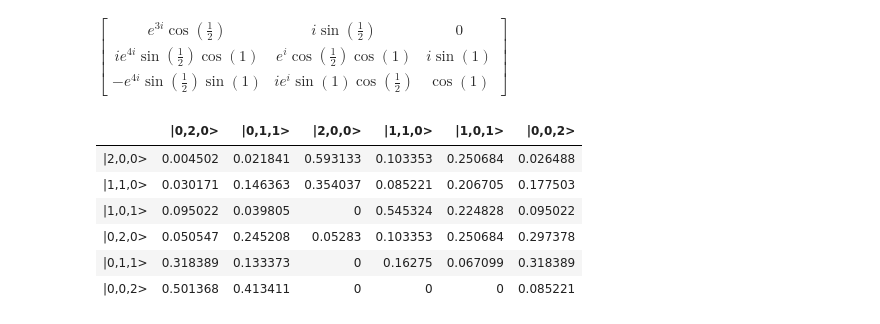
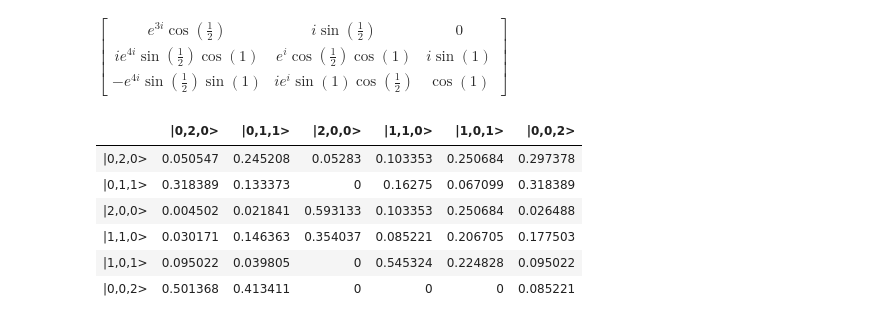
Before and after one commit to MelonLord8/PercevalTraining, a Jupyter notebook: test2.ipynb, the cells around one changed output. Cells and saved outputs as stored; diff of their text form; code cells hidden in the pictures.

```diff
--- a/test2.ipynb
+++ b/test2.ipynb
@@ -4,20 +4,20 @@ from perceval import BS, PS
 # %%
 from itertools import combinations_with_replacement
 c = pcvl.Circuit(3)
 c.add(0, BS(1,3))
 c.add(1, BS(2,1))
-a1 = pcvl.algorithm.Analyzer(pcvl.Processor('SLOS',c),[pcvl.BasicState([ state.count(i) for i in range(3)])
-           for state in combinations_with_replacement(range(3), 2)], '*')
+states = [[0,2,0], [0,1,1], [2,0,0], [1,1,0], [1,0,1],[0,0,2]]
+a1 = pcvl.algorithm.Analyzer(pcvl.Processor('SLOS',c),[pcvl.BasicState(i) for i in states], '*')
 pcvl.pdisplay(c.U)
 pcvl.pdisplay(a1)
 # %% [output]
 $\displaystyle \left[\begin{matrix}e^{3 i} \cos{\left(\frac{1}{2} \right)} & i \sin{\left(\frac{1}{2} \right)} & 0\\i e^{4 i} \sin{\left(\frac{1}{2} \right)} \cos{\left(1 \right)} & e^{i} \cos{\left(\frac{1}{2} \right)} \cos{\left(1 \right)} & i \sin{\left(1 \right)}\\- e^{4 i} \sin{\left(\frac{1}{2} \right)} \sin{\left(1 \right)} & i e^{i} \sin{\left(1 \right)} \cos{\left(\frac{1}{2} \right)} & \cos{\left(1 \right)}\end{matrix}\right]$
 |  | |0,2,0> | |0,1,1> | |2,0,0> | |1,1,0> | |1,0,1> | |0,0,2> |
+| |0,2,0> | 0.050547 | 0.245208 | 0.05283 | 0.103353 | 0.250684 | 0.297378 |
+| |0,1,1> | 0.318389 | 0.133373 | 0 | 0.16275 | 0.067099 | 0.318389 |
 | |2,0,0> | 0.004502 | 0.021841 | 0.593133 | 0.103353 | 0.250684 | 0.026488 |
 | |1,1,0> | 0.030171 | 0.146363 | 0.354037 | 0.085221 | 0.206705 | 0.177503 |
 | |1,0,1> | 0.095022 | 0.039805 | 0 | 0.545324 | 0.224828 | 0.095022 |
-| |0,2,0> | 0.050547 | 0.245208 | 0.05283 | 0.103353 | 0.250684 | 0.297378 |
-| |0,1,1> | 0.318389 | 0.133373 | 0 | 0.16275 | 0.067099 | 0.318389 |
 | |0,0,2> | 0.501368 | 0.413411 | 0 | 0 | 0 | 0.085221 |
 # %%
 import numpy as np
```
Also changed, not shown: parts of 1 cell of this notebook, 2 other files.
